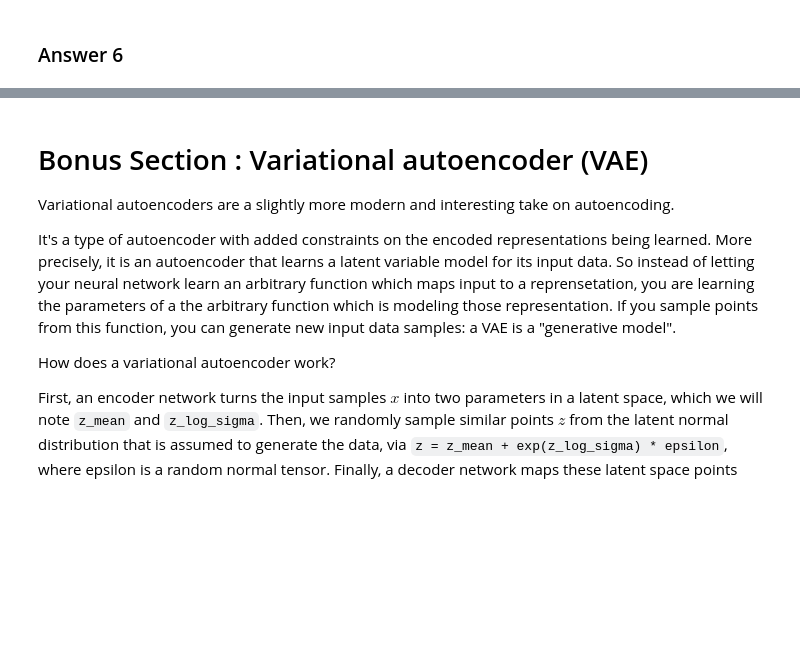
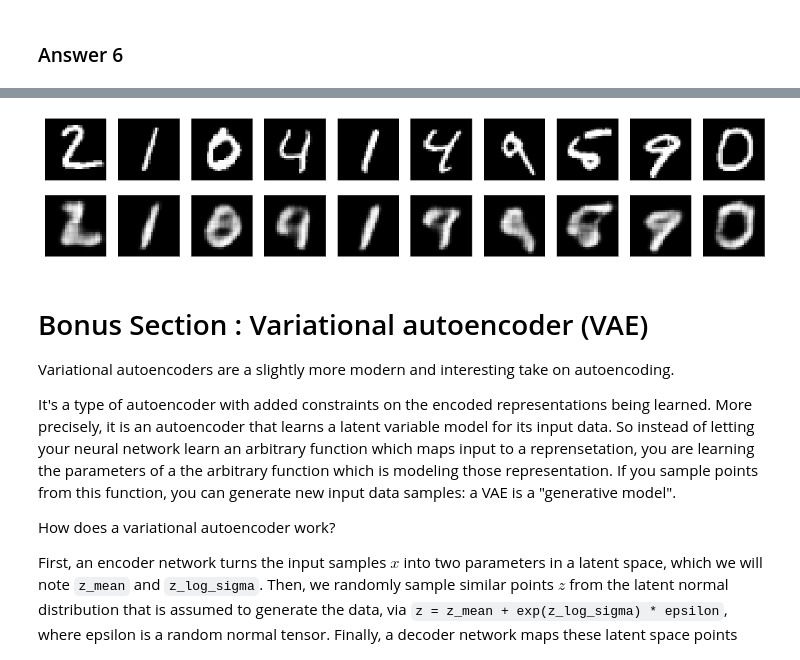
Before and after one commit to donyewakefield/FutureMakers2022, a Jupyter notebook: Copy_of_Day_14_Upsampling_And_Autoencoders_DW.ipynb, the cells around one changed output, grey strips where cells are left out. Saved outputs shown, nothing was run; the diff lists cells and outputs as text; code cells hidden in the pictures; blank space fills up the shorter version.

```diff
--- a/Copy_of_Day_14_Upsampling_And_Autoencoders_DW.ipynb
+++ b/Copy_of_Day_14_Upsampling_And_Autoencoders_DW.ipynb
@@ -358,10 +368,24 @@ SyntaxError: ignored
 # %%
-decoder = tf.keras.layers.Conv2D(8, (3, 3), activation='relu', padding='same'),
+decoder = tf.keras.models.Sequential([tf.keras.Input(shape=(4, 4, 8)),
+tf.keras.layers.Conv2D(8, (3, 3), activation='relu', padding='same'),
 tf.keras.layers.UpSampling2D((2, 2)),
 tf.keras.layers.Conv2D(8, (3, 3), activation='relu', padding='same'),
 tf.keras.layers.UpSampling2D((2, 2)),
 tf.keras.layers.Conv2D(16, (3, 3), activation='relu'),
 tf.keras.layers.UpSampling2D((2, 2)),
-tf.keras.layers.Conv2D(1, (3, 3), activation='sigmoid', padding='same')
-
-autoencoder.compile(optimizer='adam', loss='binary_crossentropy')
+tf.keras.layers.Conv2D(1, (3, 3), activation='sigmoid', padding='same')])
+# %%
+# at this point the representation is (4, 4, 8) i.e. 128-dimensional
+#img = tf.keras.Input(shape = (28, 28))
+
+latent_vector = encoder(img)
+output = decoder(latent_vector)
+# %%
+model = tf.keras.Model(inputs = img, outputs = output)
+model.compile("nadam", loss = "binary_crossentropy")
+# %%
+model.fit(x_train, x_train,
+                batch_size=128,
+                shuffle=True,
+                validation_data=(x_test, x_test)
+                )
@@ -368,3 +395,25 @@ autoencoder.compile(optimizer='adam', loss='binary_crossentropy')
+# %%
+decoded_imgs = model.predict(x_test)
+
+n = 10
+plt.figure(figsize=(20, 4))
+for i in range(1, n + 1):
+    # Display original
+    ax = plt.subplot(2, n, i)
+    plt.imshow(x_test[i].reshape(28, 28))
+    plt.gray()
+    ax.get_xaxis().set_visible(False)
+    ax.get_yaxis().set_visible(False)
+
+    # Display reconstruction
+    ax = plt.subplot(2, n, i + n)
+    plt.imshow(decoded_imgs[i].reshape(28, 28))
+    plt.gray()
+    ax.get_xaxis().set_visible(False)
+    ax.get_yaxis().set_visible(False)
+plt.show()
+# %% [output]
+[figure, added]
 # %% [markdown]
 # Bonus Section : Variational autoencoder (VAE)
 Variational autoencoders are a slightly more modern and interesting take on autoencoding.
```
Also changed, not shown: parts of 11 cells of this notebook.
